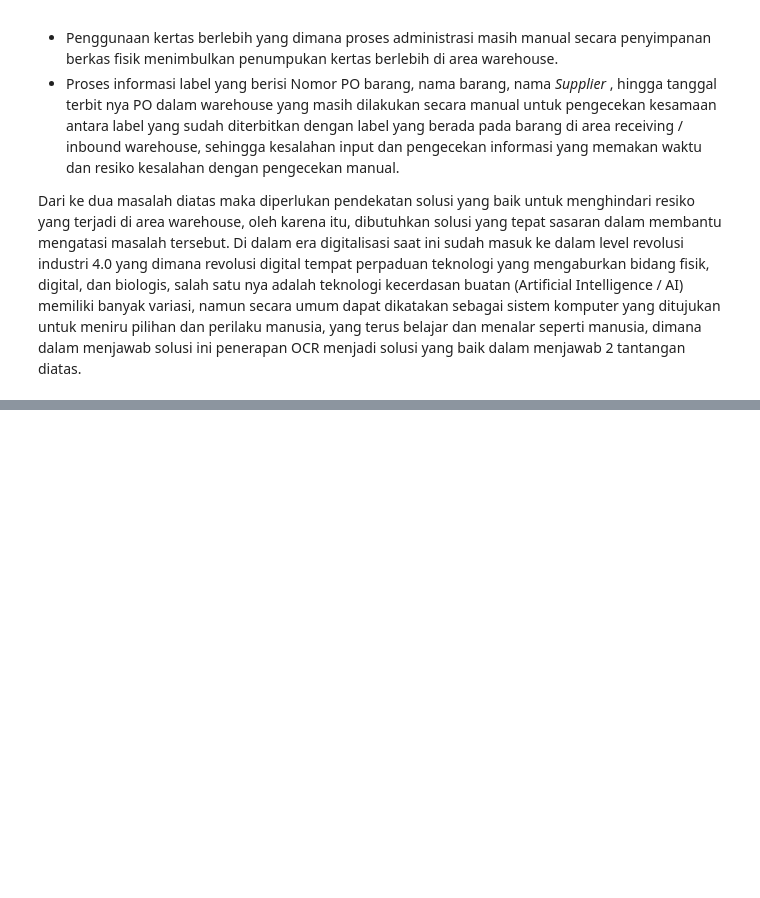
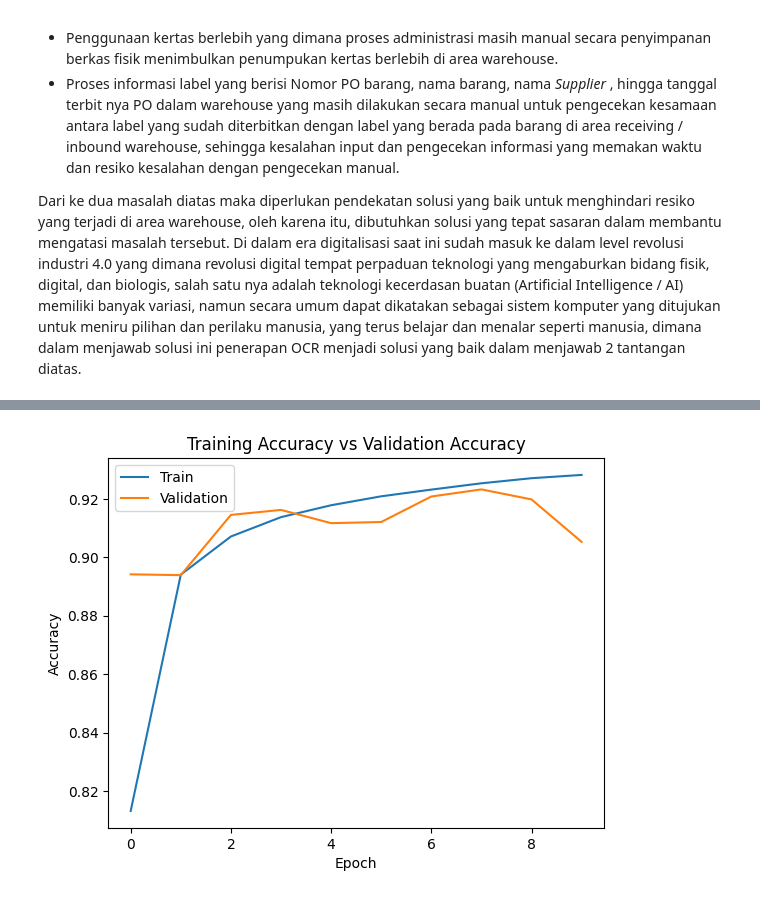
Before and after one commit to DeanAlexander27/OCR_Warehouse, a Jupyter notebook: OCR.ipynb, the cells around one changed output, grey strips where cells are left out. Saved outputs shown, nothing was run; the diff lists cells and outputs as text; code cells hidden in the pictures; blank space fills up the shorter version.

```diff
--- a/OCR.ipynb
+++ b/OCR.ipynb
@@ -528,17 +528,17 @@ from keras import backend as K
 from keras.layers import Dense, Activation, Flatten, Dense,MaxPooling2D, Dropout
 from keras.layers import Conv2D, MaxPooling2D, BatchNormalization
 # %%
-#model = Sequential()
+model = Sequential()
 
-#model.add(Conv2D(32, (3, 3), padding = "same", activation='relu', input_shape=(32,32,1)))
-#model.add(MaxPooling2D(pool_size=(2,2)))
-#model.add(Conv2D(64, (3, 3), activation='relu'))
-#model.add(MaxPooling2D(pool_size=(2,2)))
-#model.add(Conv2D(128, (3, 3), activation='relu'))
-#model.add(MaxPooling2D(pool_size=(2,2)))
-#model.add(Dropout(0.25))
+model.add(Conv2D(32, (3, 3), padding = "same", activation='relu', input_shape=(32,32,1)))
+model.add(MaxPooling2D(pool_size=(2,2)))
+model.add(Conv2D(64, (3, 3), activation='relu'))
+model.add(MaxPooling2D(pool_size=(2,2)))
+model.add(Conv2D(128, (3, 3), activation='relu'))
+model.add(MaxPooling2D(pool_size=(2,2)))
+model.add(Dropout(0.25))
 
-#model.add(Flatten())
-#model.add(Dense(128, activation='relu'))
-#model.add(Dropout(0.2))
-#model.add(Dense(35, activation='softmax'))
+model.add(Flatten())
+model.add(Dense(128, activation='relu'))
+model.add(Dropout(0.2))
+model.add(Dense(35, activation='softmax'))
@@ -547,4 +565,4 @@ from keras.layers import Conv2D, MaxPooling2D, BatchNormalization
 # %%
-#model.compile(loss='categorical_crossentropy', optimizer="adamax",metrics=['accuracy'])
+model.compile(loss='categorical_crossentropy', optimizer="adamax",metrics=['accuracy'])
 # %%
-#history = model.fit(train_X,train_Y, epochs=10, batch_size=32, validation_data = (val_X, val_Y),  verbose=1)
+history = model.fit(train_X,train_Y, epochs=10, batch_size=32, validation_data = (val_X, val_Y),  verbose=1)
@@ -551,11 +590,13 @@ from keras.layers import Conv2D, MaxPooling2D, BatchNormalization
 # %%
-#plt.plot(history.history['accuracy'])
-#plt.plot(history.history['val_accuracy'])
-#plt.title('Training Accuracy vs Validation Accuracy')
-#plt.ylabel('Accuracy')
-#plt.xlabel('Epoch')
-#plt.legend(['Train', 'Validation'], loc='upper left')
-#plt.show()
+plt.plot(history.history['accuracy'])
+plt.plot(history.history['val_accuracy'])
+plt.title('Training Accuracy vs Validation Accuracy')
+plt.ylabel('Accuracy')
+plt.xlabel('Epoch')
+plt.legend(['Train', 'Validation'], loc='upper left')
+plt.show()
+# %% [output]
+[figure, added]
 # %%
 import tensorflow as tf
 
```
Also changed, not shown: parts of 25 cells of this notebook.
